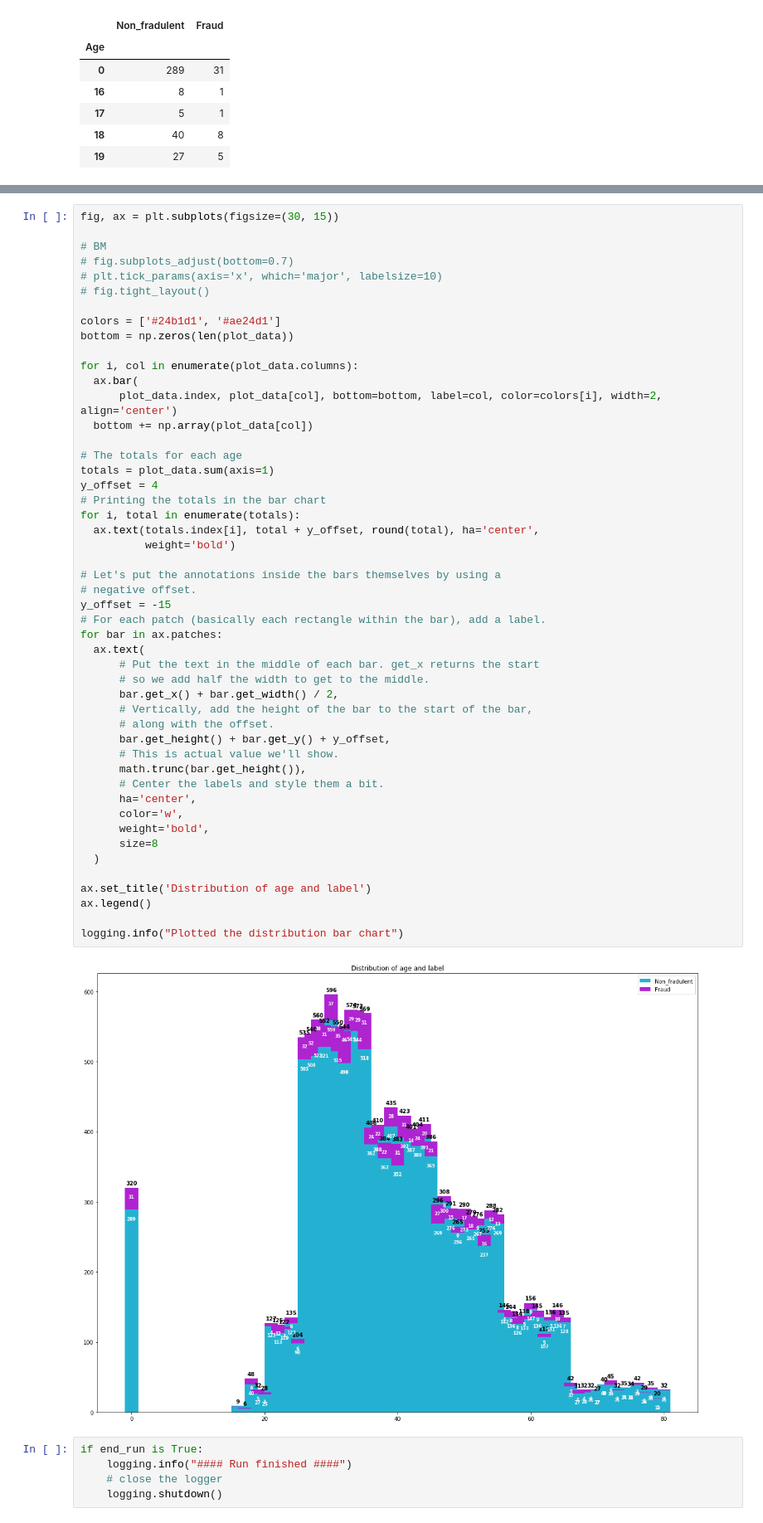
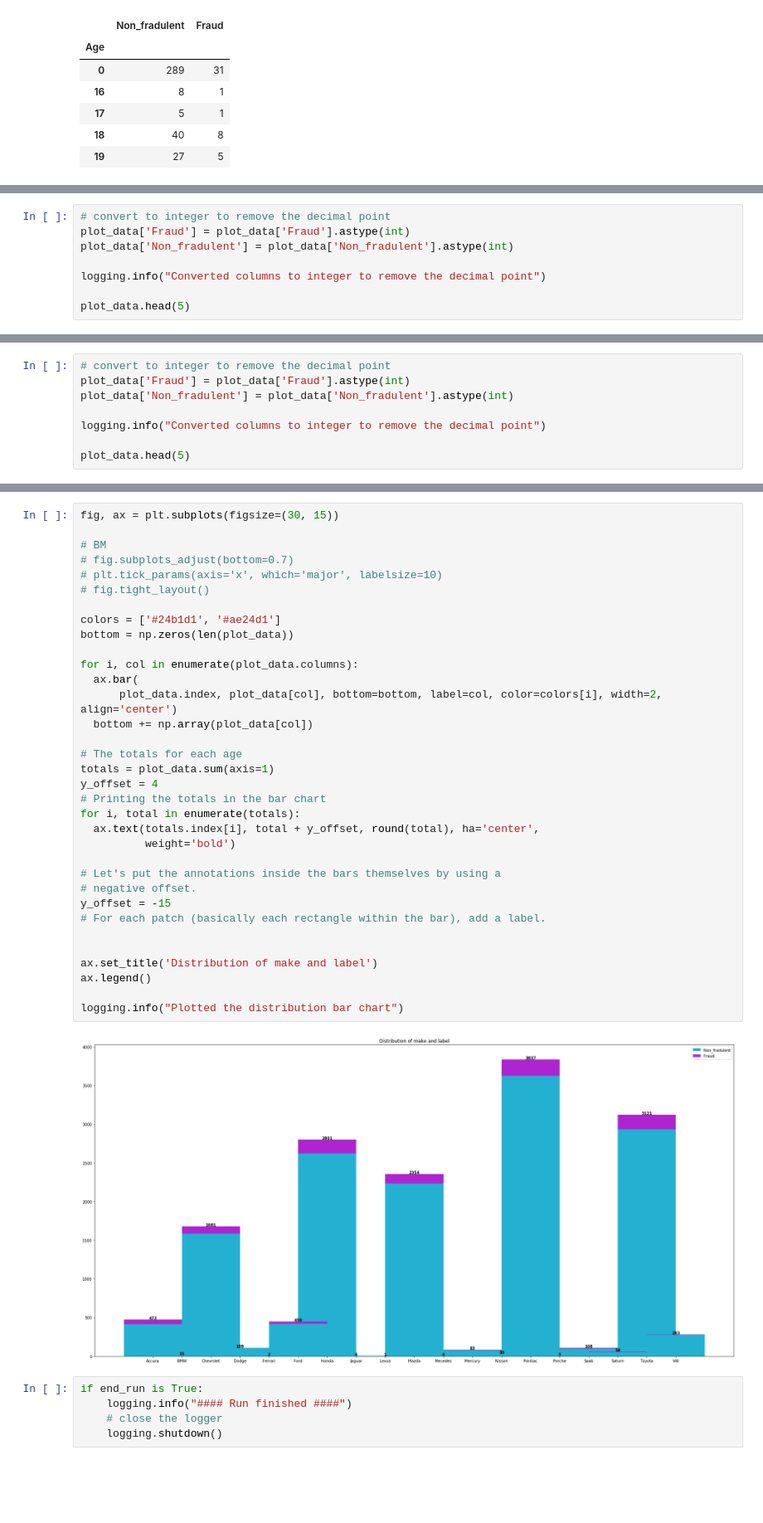
Before and after one commit to bernardmizz13/Vehicle_insurance_claim_fraud_detection, a Jupyter notebook: Jupyter_notebooks/Data_segmentation_prep.ipynb, the cells around one changed output, grey strips where cells are left out. Shown: that part at 83% size. Saved outputs shown, nothing was run; the diff lists cells and outputs as text; blank space fills up the shorter version.

Commit message:
Created plots for Age, Fault and Make

```diff
--- a/Jupyter_notebooks/Data_segmentation_prep.ipynb
+++ b/Jupyter_notebooks/Data_segmentation_prep.ipynb
@@ -350,0 +412,8 @@ plot_data.head(5)
+# %%
+# convert to integer to remove the decimal point
+plot_data['Fraud'] = plot_data['Fraud'].astype(int)
+plot_data['Non_fradulent'] = plot_data['Non_fradulent'].astype(int)
+
+logging.info("Converted columns to integer to remove the decimal point")
+
+plot_data.head(5)
@@ -350,0 +496,8 @@ plot_data.head(5)
+# %%
+# convert to integer to remove the decimal point
+plot_data['Fraud'] = plot_data['Fraud'].astype(int)
+plot_data['Non_fradulent'] = plot_data['Non_fradulent'].astype(int)
+
+logging.info("Converted columns to integer to remove the decimal point")
+
+plot_data.head(5)
@@ -354,51 +515,36 @@ fig, ax = plt.subplots(figsize=(30, 15))
 # BM
 # fig.subplots_adjust(bottom=0.7)
 # plt.tick_params(axis='x', which='major', labelsize=10)
 # fig.tight_layout()
 
 colors = ['#24b1d1', '#ae24d1']
 bottom = np.zeros(len(plot_data))
 
 for i, col in enumerate(plot_data.columns):
   ax.bar(
       plot_data.index, plot_data[col], bottom=bottom, label=col, color=colors[i], width=2, align='center')
   bottom += np.array(plot_data[col])
 
 # The totals for each age
 totals = plot_data.sum(axis=1)
 y_offset = 4
 # Printing the totals in the bar chart
 for i, total in enumerate(totals):
   ax.text(totals.index[i], total + y_offset, round(total), ha='center',
           weight='bold')
 
 # Let's put the annotations inside the bars themselves by using a
 # negative offset.
 y_offset = -15
 # For each patch (basically each rectangle within the bar), add a label.
-for bar in ax.patches:
-  ax.text(
-      # Put the text in the middle of each bar. get_x returns the start
-      # so we add half the width to get to the middle.
-      bar.get_x() + bar.get_width() / 2,
-      # Vertically, add the height of the bar to the start of the bar,
-      # along with the offset.
-      bar.get_height() + bar.get_y() + y_offset,
-      # This is actual value we'll show.
-      math.trunc(bar.get_height()),
-      # Center the labels and style them a bit.
-      ha='center',
-      color='w',
-      weight='bold',
-      size=8
-  )
 
-ax.set_title('Distribution of age and label')
+
+ax.set_title('Distribution of make and label')
 ax.legend()
 
 logging.info("Plotted the distribution bar chart")
 # %% [output]
-[figure, old version]
+[figure, new version]
 # %%
 if end_run is True:
     logging.info("#### Run finished ####")
```
Also changed, not shown: parts of 8 cells of this notebook.
